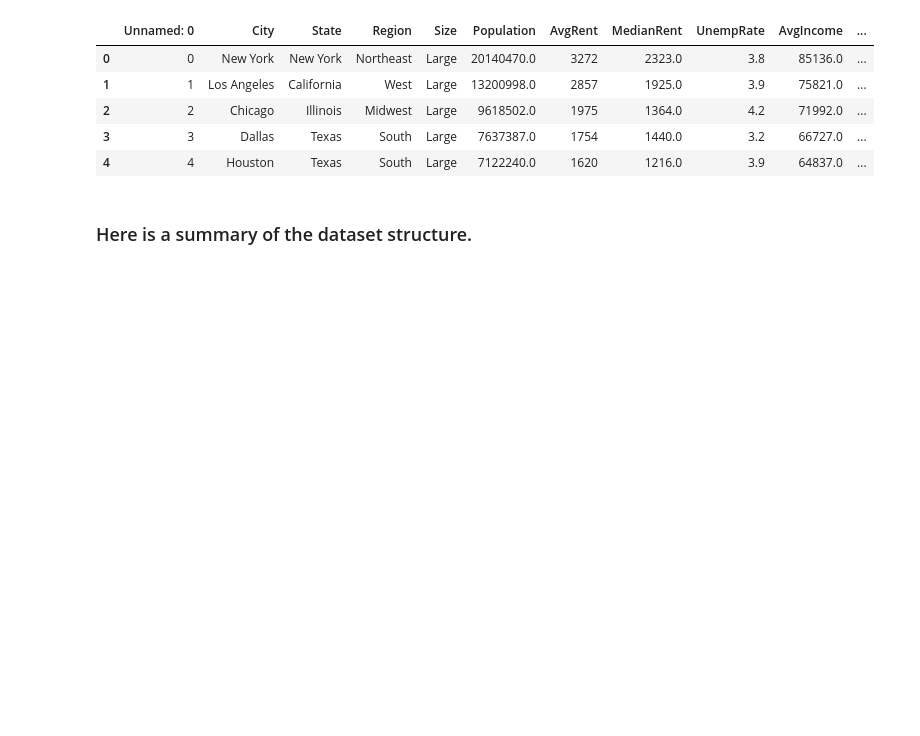
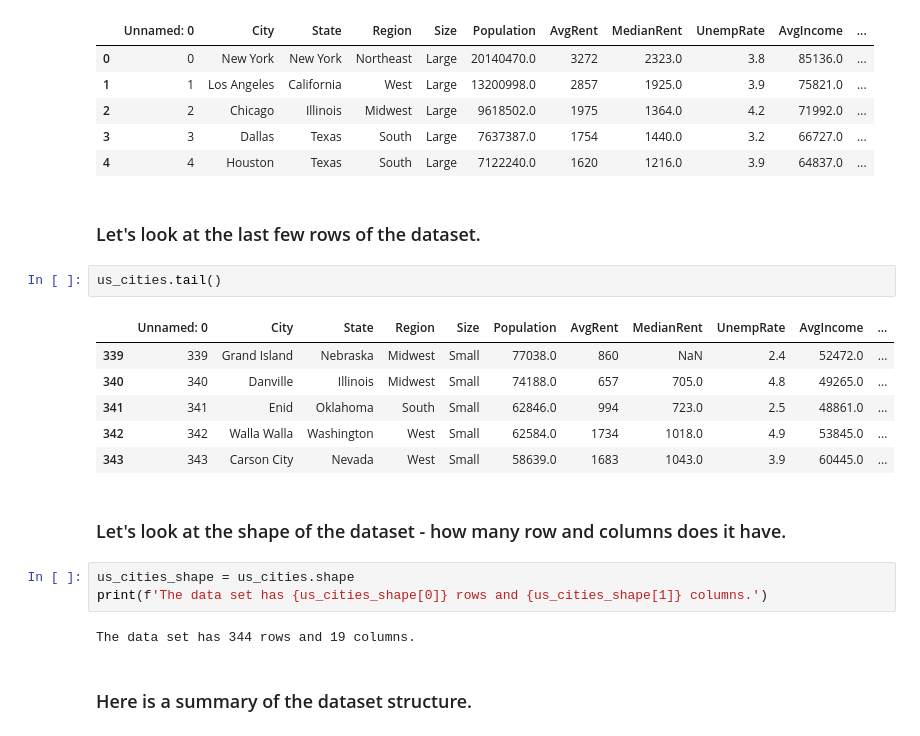
Before and after one commit to TinaBaldwin/US_Cities_Data, a Jupyter notebook: Cleaning_USCities.ipynb, the cells around one changed output. Drawn from its saved outputs; the diff is of its cells as text; blank space fills up the shorter version.

```diff
--- a/Cleaning_USCities.ipynb
+++ b/Cleaning_USCities.ipynb
@@ -20,6 +20,24 @@ us_cities.head()
 | 2 | 2 | Chicago | Illinois | Midwest | Large | 9618502.0 | 1975 | 1364.0 | 4.2 | 71992.0 | ... |
 | 3 | 3 | Dallas | Texas | South | Large | 7637387.0 | 1754 | 1440.0 | 3.2 | 66727.0 | ... |
 | 4 | 4 | Houston | Texas | South | Large | 7122240.0 | 1620 | 1216.0 | 3.9 | 64837.0 | ... |
+# %% [markdown]
+### Let's look at the last few rows of the dataset.
+# %%
+us_cities.tail()
+# %% [output]
+|  | Unnamed: 0 | City | State | Region | Size | Population | AvgRent | MedianRent | UnempRate | AvgIncome | ... |
+| 339 | 339 | Grand Island | Nebraska | Midwest | Small | 77038.0 | 860 | NaN | 2.4 | 52472.0 | ... |
+| 340 | 340 | Danville | Illinois | Midwest | Small | 74188.0 | 657 | 705.0 | 4.8 | 49265.0 | ... |
+| 341 | 341 | Enid | Oklahoma | South | Small | 62846.0 | 994 | 723.0 | 2.5 | 48861.0 | ... |
+| 342 | 342 | Walla Walla | Washington | West | Small | 62584.0 | 1734 | 1018.0 | 4.9 | 53845.0 | ... |
+| 343 | 343 | Carson City | Nevada | West | Small | 58639.0 | 1683 | 1043.0 | 3.9 | 60445.0 | ... |
+# %% [markdown]
+### Let's look at the shape of the dataset - how many row and columns does it have.
+# %%
+us_cities_shape = us_cities.shape
+print(f'The data set has {us_cities_shape[0]} rows and {us_cities_shape[1]} columns.')
+# %% [output]
+The data set has 344 rows and 19 columns.
 # %% [markdown]
 ### Here is a summary of the dataset structure.
 # %%
```
Also changed, not shown: parts of 8 cells of this notebook, 1 other file.
